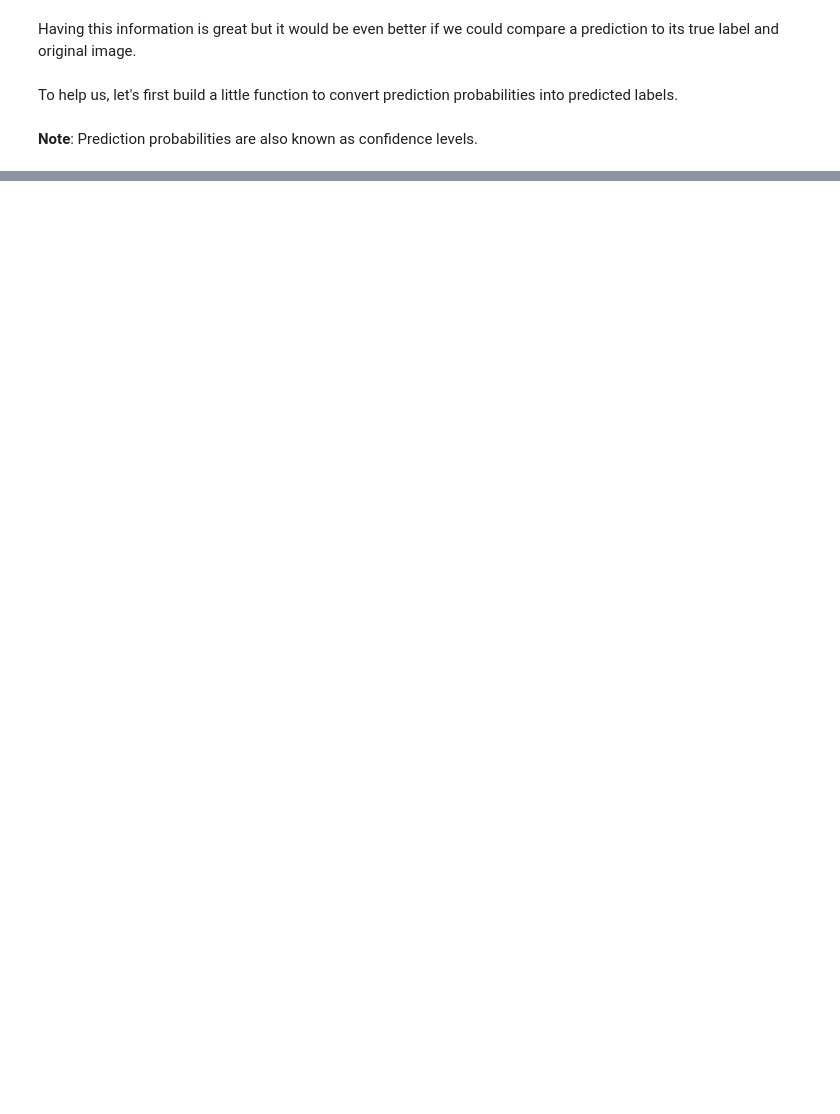
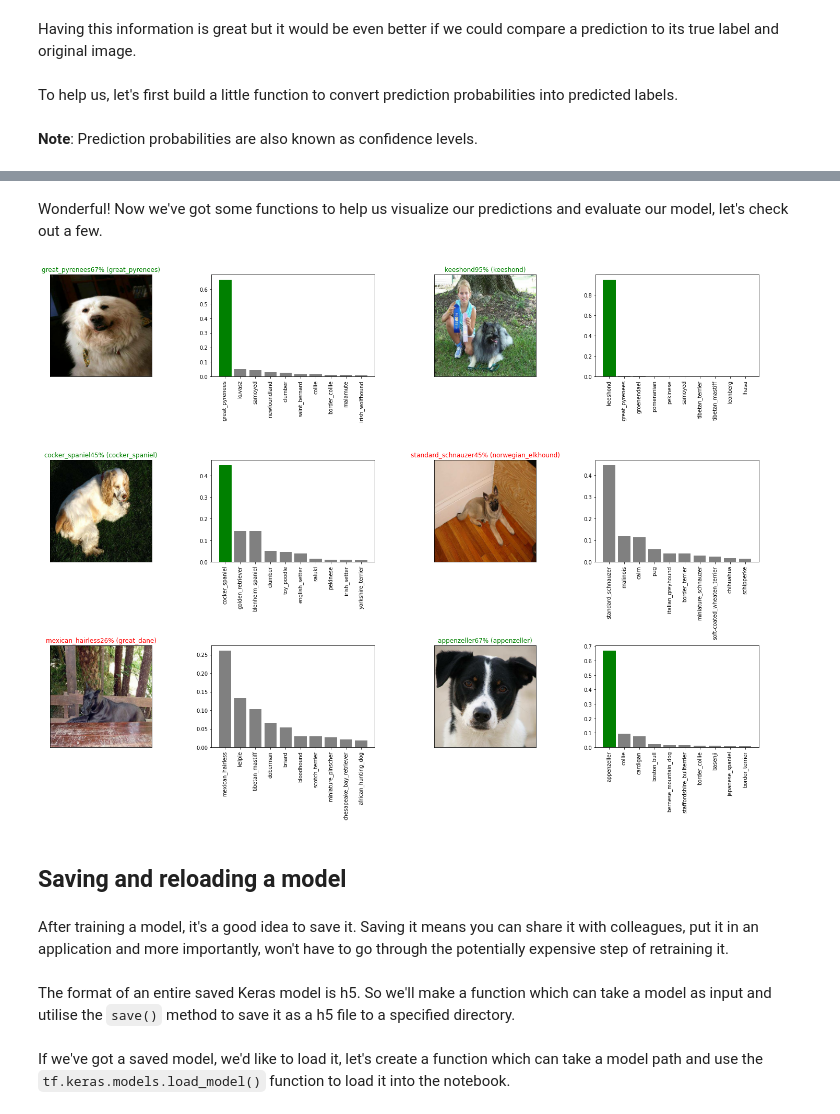
Before and after one commit to BilalELOTMANI/Dog-Breed_Classification, a Jupyter notebook: Dog_Breed_Identification.ipynb, the cells around one changed output, grey strips where cells are left out. Saved outputs shown, nothing was run; the diff lists cells and outputs as text; code cells hidden in the pictures; blank space fills up the shorter version.

```diff
--- a/Dog_Breed_Identification.ipynb
+++ b/Dog_Breed_Identification.ipynb
@@ -942,0 +1091,29 @@ def get_pred_label(prediction_probabilities):
+# %% [markdown]
+Wonderful! Now we've got some functions to help us visualize our predictions and evaluate our model, let's check out a few.
+# %%
+# Let's check a few predictions and their different values
+i_multiplier = 0
+num_rows = 3
+num_cols = 2
+num_images = num_rows*num_cols
+plt.figure(figsize=(5*2*num_cols, 5*num_rows))
+for i in range(num_images):
+  plt.subplot(num_rows, 2*num_cols, 2*i+1)
+  plot_pred(prediction_probabilities=predictions,
+            labels=val_labels,
+            images=val_images,
+            n=i+i_multiplier)
+  plt.subplot(num_rows, 2*num_cols, 2*i+2)
+  plot_pred_conf(prediction_probabilities=predictions,
+                labels=val_labels,
+                n=i+i_multiplier)
+plt.tight_layout(h_pad=1.0)
+plt.show()
+# %% [output]
+[figure, added]
+# %% [markdown]
+## Saving and reloading a model
+# %% [markdown]
+After training a model, it's a good idea to save it. Saving it means you can share it with colleagues, put it in an application and more importantly, won't have to go through the potentially expensive step of retraining it.
+# %% [markdown]
+The format of an entire saved Keras model is h5. So we'll make a function which can take a model as input and utilise the `save()` method to save it as a h5 file to a specified directory.
@@ -942,0 +1133,2 @@ def get_pred_label(prediction_probabilities):
+# %% [markdown]
+If we've got a saved model, we'd like to load it, let's create a function which can take a model path and use the `tf.keras.models.load_model()` function to load it into the notebook.
```
Also changed, not shown: parts of 29 cells of this notebook.
